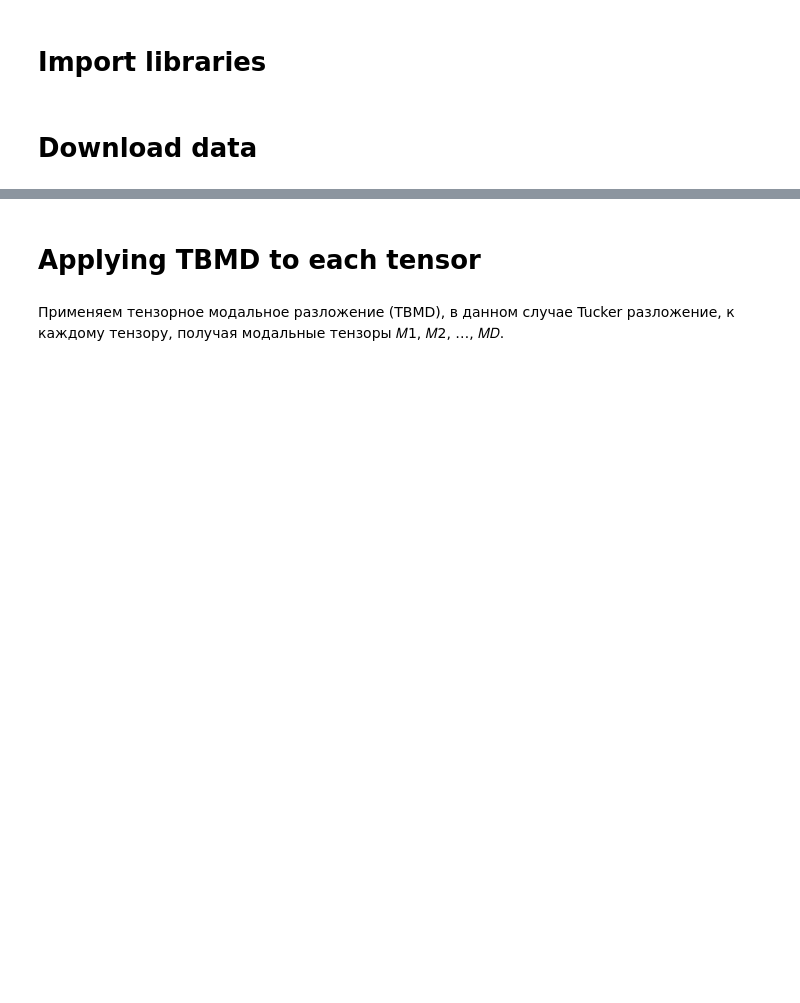
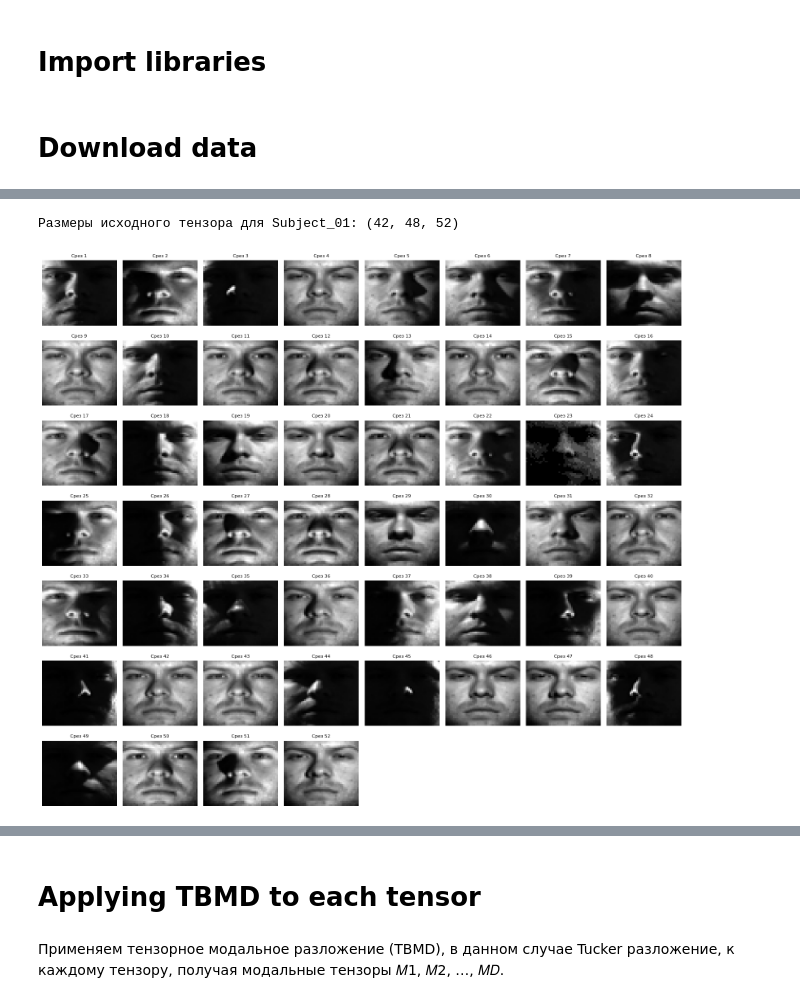
Before and after one commit to denis-samatov/tensor-based_modal_decomposition_method, a Jupyter notebook: algorithm/pipline.ipynb, the cells around one changed output, grey strips where cells are left out. Saved outputs shown, nothing was run; the diff lists cells and outputs as text; code cells hidden in the pictures; blank space fills up the shorter version.

```diff
--- a/algorithm/pipline.ipynb
+++ b/algorithm/pipline.ipynb
@@ -70,0 +108,17 @@ X_tensor = np.random.rand(I, J, K)
+# %%
+# Обработка первого эксперимента
+train_data = experiments_data[1]["train"]
+test_data = experiments_data[1]["test"]
+
+# Пример: подсчет количества изображений для каждого субъекта
+for subject, images in train_data.items():
+    print(f"Subject: {subject}, Train images: {len(images)}")
+
+for subject, images in test_data.items():
+    print(f"Subject: {subject}, Test images: {len(images)}")
+
+# Пример: загрузка первого изображения для обработки
+example_image_path = list(train_data["Subject_01"])[0]  # Получаем путь к изображению
+with Image.open(example_image_path) as img:
+    img_array = np.array(img)  # Преобразуем в numpy массив
+    print("Размер изображения:", img_array.shape)
@@ -70,0 +143,55 @@ X_tensor = np.random.rand(I, J, K)
+# %%
+# Загрузка всех изображений для Subject_01 и создание тензора
+subject_id = "Subject_01"  # Субъект для примера
+image_paths = train_data[subject_id]  # Пути к изображениям для Subject_01
+
+# Проверяем, что данные для Subject_01 существуют
+if not image_paths:
+    raise ValueError(f"Нет изображений для субъекта {subject_id} в тренировочных данных.")
+
+# Сортируем изображения по имени, если необходимо (например, для временной последовательности)
+image_paths = sorted(image_paths, key=lambda x: x.name)
+
+# Инициализируем список для хранения изображений
+image_slices = []
+
+# Загрузка данных и перевод в float
+def load_images_as_tensor(subject_images):
+    """
+    Загружает изображения для заданного субъекта и преобразует их в тензор float.
+    """
+    images = []
+    for img_path in subject_images:
+        with Image.open(img_path) as img:
+            img_array = np.array(img.convert("L"), dtype=np.float32)  # Перевод в grayscale и float
+            img_array /= 255.0  # Нормализация в диапазон [0, 1]
+            images.append(img_array)
+    return np.stack(images, axis=-1)  # Создаем тензор (H, W, T)
+
+# Пример: обработка данных для одного субъекта
+subject = "Subject_01"
+tensor = load_images_as_tensor(train_data[subject])
+print(f"Размеры исходного тензора для {subject}: {tensor.shape}")
+# %% [output]
+Размеры исходного тензора для Subject_01: (42, 48, 52)
+# %%
+# Определяем количество изображений
+num_images = tensor.shape[2]  # Количество срезов по третьей оси (временной)
+
+# Рассчитываем количество строк и столбцов для субплотов
+cols = 8  # Задаем фиксированное количество столбцов
+rows = math.ceil(num_images / cols)  # Рассчитываем количество строк
+
+# Визуализация всех изображений
+plt.figure(figsize=(cols * 2, rows * 2))  # Увеличиваем размер графика пропорционально
+
+for idx in range(num_images):
+    plt.subplot(rows, cols, idx + 1)
+    plt.imshow(tensor[:, :, idx], cmap="gray")
+    plt.title(f"Срез {idx + 1}", fontsize=8)
+    plt.axis("off")
+
+plt.tight_layout()
+plt.show()
+# %% [output]
+[figure, added]
```
Also changed, not shown: parts of 33 cells of this notebook, 6 other files.
